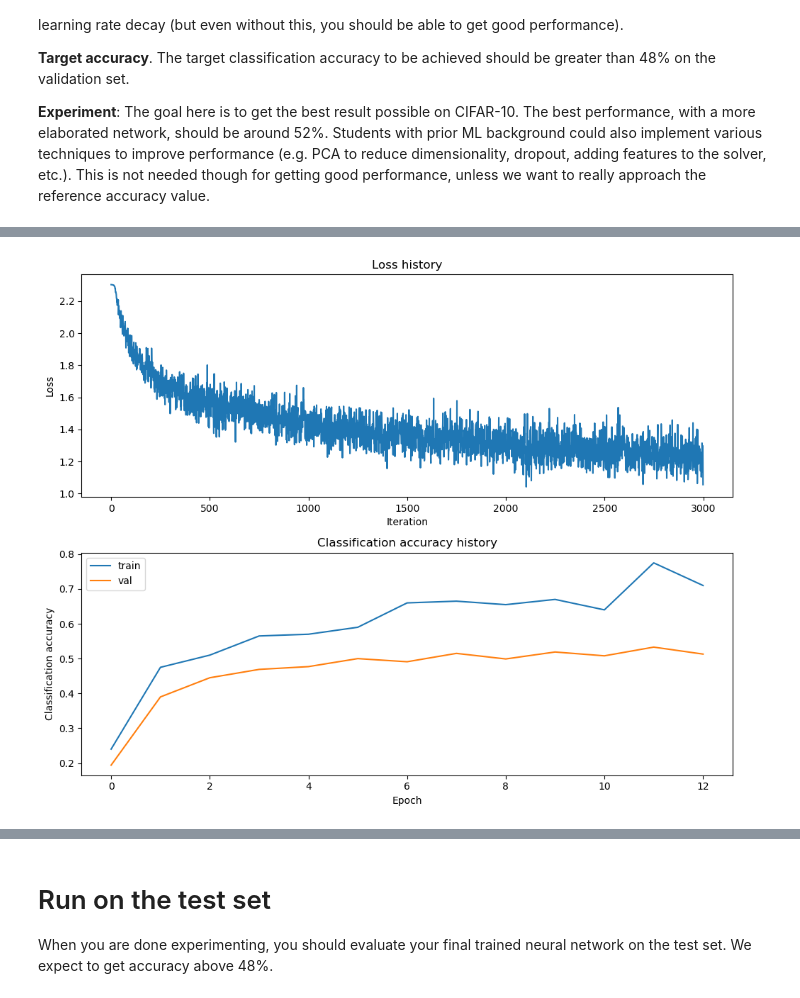
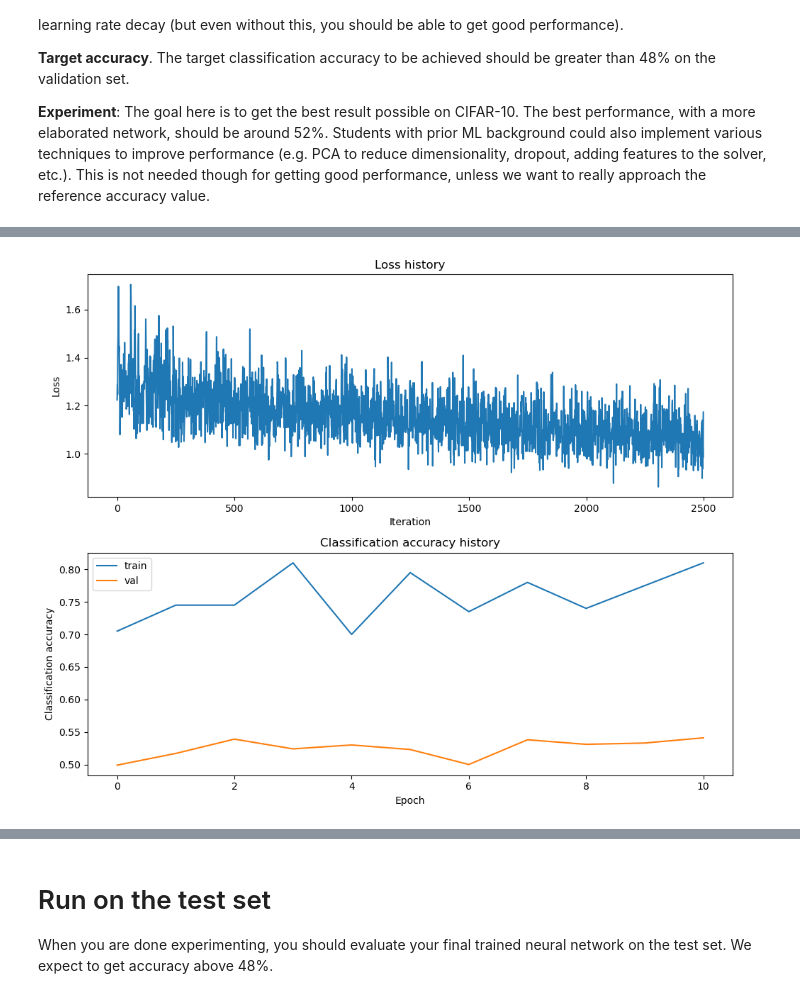
Before and after one commit to sararst/Malcom, a Jupyter notebook: Lab1/two_layer_net.ipynb, the cells around one changed output, grey strips where cells are left out. Saved outputs shown, nothing was run; the diff lists cells and outputs as text; code cells hidden in the pictures.

```diff
--- a/Lab1/two_layer_net.ipynb
+++ b/Lab1/two_layer_net.ipynb
@@ -300,4 +317,5 @@ $\color{blue}{\textit {Your Answer}}$ TO BE COMPLETED
 # %%
+import numpy as np
 #################################################################################
 # TODO: Tune hyperparameters using the validation set. Store your best trained  #
 # model in best_net.                                                            #
@@ -308,38 +326,87 @@ $\color{blue}{\textit {Your Answer}}$ TO BE COMPLETED
 #                                                                               #
 #################################################################################
 # *****START OF YOUR CODE*****
+input_size = 32 * 32 * 3
+# hidden_size = 200 # increased number of neurons to increase the capacity of the network
+# num_classes = 10
+# best_net = TwoLayerNet(input_size, hidden_size, num_classes)
 
-input_size = 32 * 32 * 3
-hidden_size = 200 # increased number of neurons to increase the capacity of the network
-num_classes = 10
-best_net = TwoLayerNet(input_size, hidden_size, num_classes)
-
-# Train the network
-stats = best_net.train(X_train, y_train, X_val, y_val,
-            num_iters=3000, batch_size=200,
-            learning_rate=1e-3, learning_rate_decay=0.95,
-            reg=0.25, verbose=True)
-
-# # increased number of iterations and increased the learning rate
+# # Train the network
 # stats = best_net.train(X_train, y_train, X_val, y_val,
-#             num_iters=3500, batch_size=200,
-#             learning_rate=1e-4, learning_rate_decay=0.95,
+#             num_iters=3000, batch_size=200,
+#             learning_rate=1e-3, learning_rate_decay=0.95,
 #             reg=0.25, verbose=True)
 
-# Predict on the validation set
-val_acc = (best_net.predict(X_val) == y_val).mean()
-print('Validation accuracy: ', val_acc)
+# # Predict on the validation set
+# val_acc = (best_net.predict(X_val) == y_val).mean()
+# print('Validation accuracy: ', val_acc)
+
+# *** START OF MY CODE ***
+# grid search approach to find the best hyperparameters
+learning_rates = [1e-2, 1e-3, 1e-4]
+hidden_sizes = [150, 200]
+regularization_strengths = np.arange(0.15, 0.3, 0.05)
+
+num_iterations = [2000, 2500, 3000]
+
+best_val_acc = -1
+best_hyperparams = {}
+best_stats = None
+
+# Iterate over all possible combinations of hyperparameters
+for lr in learning_rates:
+    for hidden_size in hidden_sizes:
+        for reg_strength in regularization_strengths:
+            net = TwoLayerNet(input_size, hidden_size, num_classes)
+            stats = net.train(X_train, y_train, X_val, y_val,
+                                        num_iters=1500, batch_size=200,
+                                        learning_rate=lr, learning_rate_decay=0.95,
+                                        reg=reg_strength, verbose=True)
+            val_acc = (net.predict(X_val) == y_val).mean()
+            print('Validation accuracy: ', val_acc)
+            # Store the best hyperparameters
+            if val_acc > best_val_acc:
+                best_val_acc = val_acc
+                best_hyperparams = {
+                    'learning_rate': lr,
+                    'hidden_size': hidden_size,
+                    'reg_strength': reg_strength,
+                }
+                best_net_param = net
+                best_stats = stats
+
+# Train the model using the best hyperparameters and finetune for number of iterations
+best_val_acc = -1
+
+for num_it in num_iterations:
+    stats = best_net_param.train(X_train, y_train, X_val, y_val,
+                                num_iters=num_it, batch_size=200,
+                                learning_rate=best_hyperparams['learning_rate'], learning_rate_decay=0.95,
+                                reg=best_hyperparams['reg_strength'], verbose=True)
+    # compute the validation accuracy and eventually store the best model
+    val_acc = (best_net_param.predict(X_val) == y_val).mean()
+    if val_acc > best_val_acc:
+        best_val_acc = val_acc
+        best_hyperparams['num_iters'] = num_it
+        best_net = best_net_param
+        best_stats = stats
+
+# Evaluate the model on the test set
+test_acc = (best_net.predict(X_test) == y_test).mean()
+print('Best hyperparameters:', best_hyperparams)
+print('Test accuracy:', test_acc)
+
 
 # Plot the loss function and train / validation accuracies
 plt.subplot(2, 1, 1)
-plt.plot(stats['loss_history'])
+plt.plot(best_stats['loss_history'])
 plt.title('Loss history')
 plt.xlabel('Iteration')
 plt.ylabel('Loss')
 
 plt.subplot(2, 1, 2)
-plt.plot(stats['train_acc_history'], label='train')
-plt.plot(stats['val_acc_history'], label='val')
+plt.plot(best_stats['train_acc_history'], label='train')
+plt.plot(best_stats['val_acc_history'], label='val')
 plt.title('Classification accuracy history')
 plt.xlabel('Epoch')
 plt.ylabel('Classification accuracy')
@@ -369,4 +436,4 @@ Validation accuracy:  0.522
-[figure, old version]
+[figure, new version]
 # %%
 from sklearn.decomposition import PCA
 
```
Also changed, not shown: parts of 7 cells of this notebook, 1 other file.
